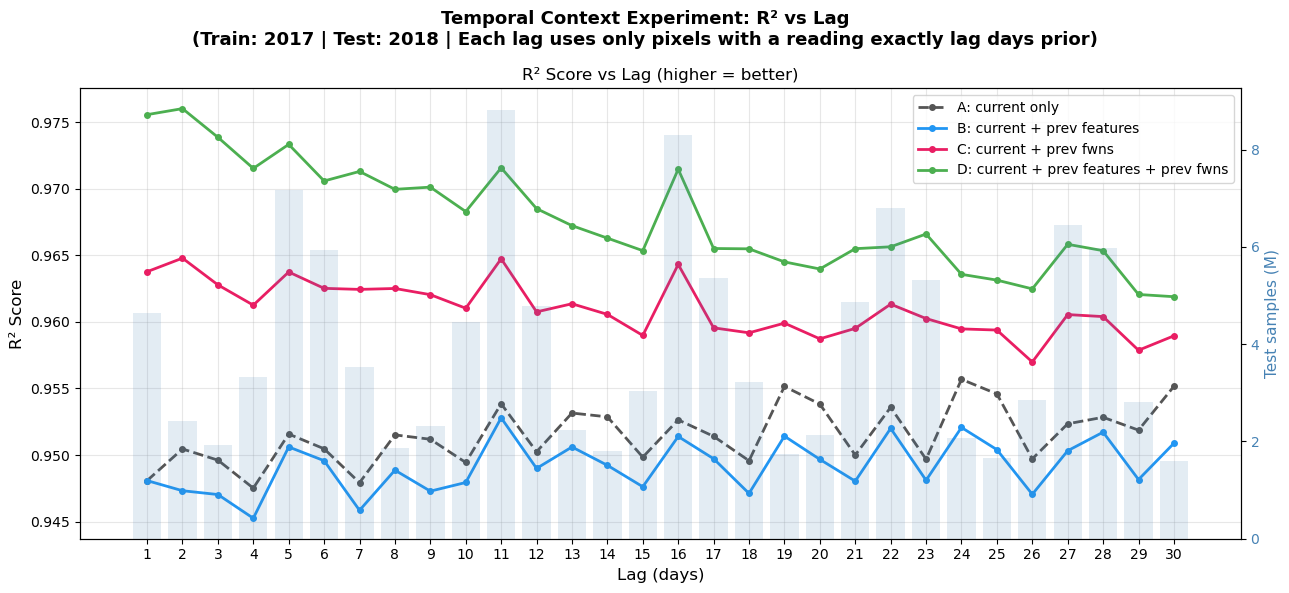
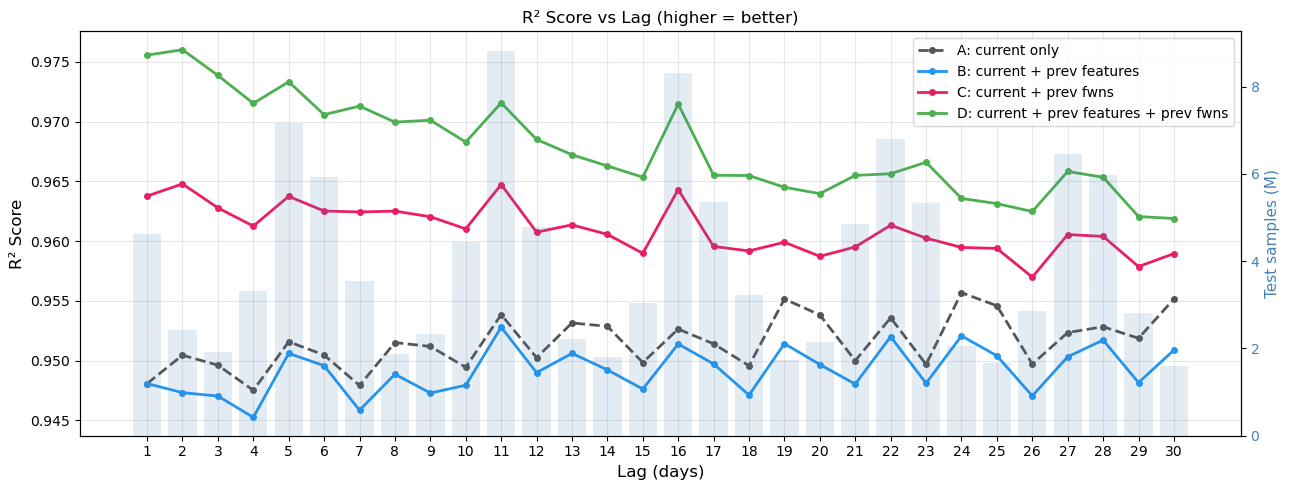
Code edit (unified diff) that turned the first committed figure into the second:
--- before
+++ after
@@ -5,6 +5,6 @@
     'A: current only':                       '#555555',
     'B: current + prev features':            '#2196F3',
-    'C: current + prev fwns':               '#E91E63',
-    'D: current + prev features + prev fwns': '#4CAF50',
+    'C: current + prev fwns':                '#E91E63',
+    'D: current + prev features + prev fwns':'#4CAF50',
 }
 LINESTYLES = {
@@ -15,5 +15,5 @@
 }
 
-fig, ax = plt.subplots(figsize=(13, 6))
+fig, ax = plt.subplots(figsize=(13, 5))
 
 # Plot R² lines for all feature sets
@@ -43,9 +43,4 @@
 ax2.tick_params(axis='y', labelcolor='steelblue')
 
-plt.suptitle(
-    'Temporal Context Experiment: R² vs Lag\n'
-    '(Train: 2017 | Test: 2018 | Each lag uses only pixels with a reading exactly lag days prior)',
-    fontsize=13, fontweight='bold', y=0.98
-)
 plt.tight_layout()
 plt.show()

Commit: Updated miscellanious graphics. Removed unwanted files